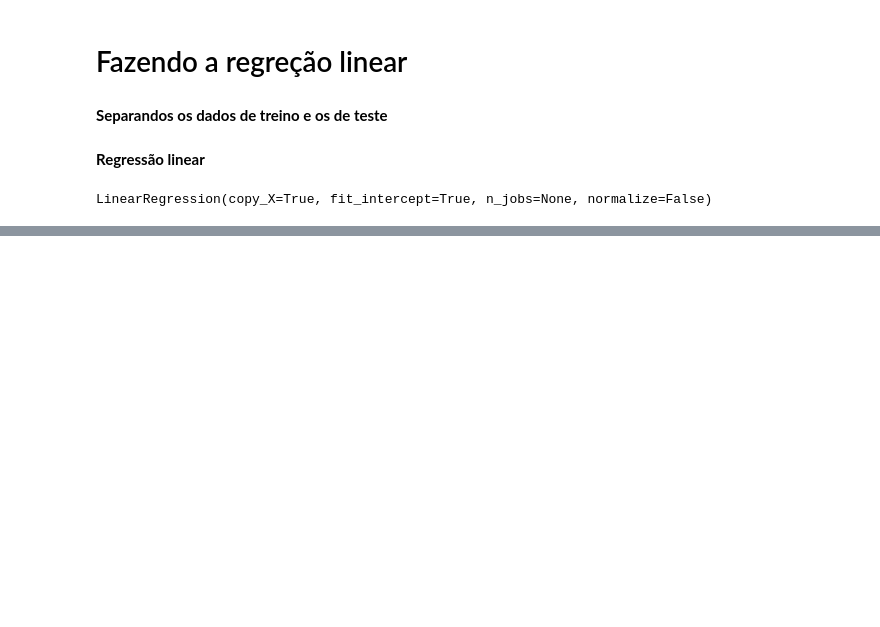
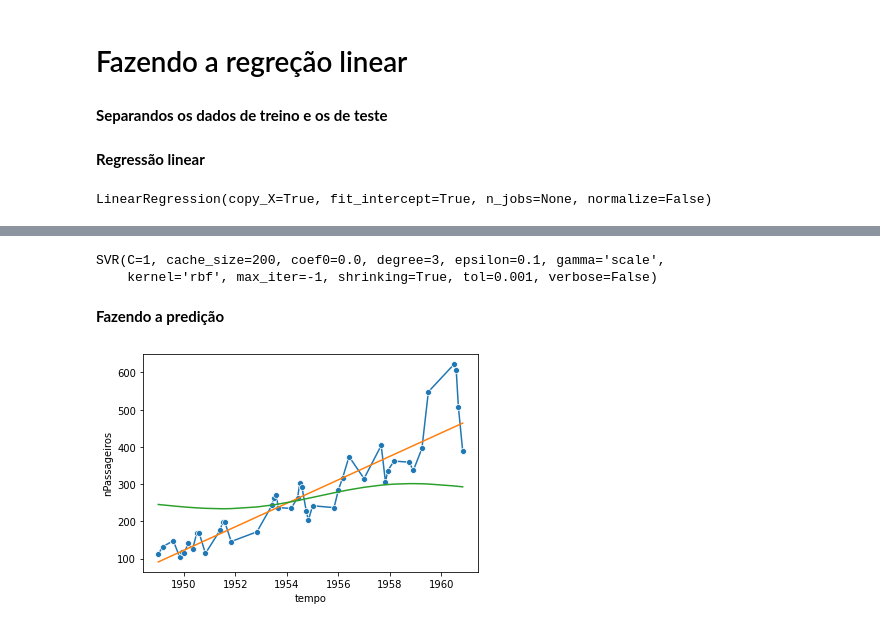
Before and after one commit to gabriels3t/Python-Scikit-Learn-regressao-classificacao-e-clustering, a Jupyter notebook: regressao.ipynb, the cells around one changed output, grey strips where cells are left out. Saved outputs shown, nothing was run; the diff lists cells and outputs as text; code cells hidden in the pictures; blank space fills up the shorter version.

```diff
--- a/regressao.ipynb
+++ b/regressao.ipynb
@@ -51,0 +72,19 @@ ax =sns.lineplot(x='tempo', y='nPassageiros', data = passageiros_predito)
+# %%
+regressor_svr= SVR(C=1) # C é o ruido quanto maior o valor menos ruido
+# %%
+regressor_svr.fit(tempo_treino,nPassageiros_treino) # ajuste
+# %% [output]
+SVR(C=1, cache_size=200, coef0=0.0, degree=3, epsilon=0.1, gamma='scale',
+    kernel='rbf', max_iter=-1, shrinking=True, tol=0.001, verbose=False)
+# %% [markdown]
+**Fazendo a predição**
+# %%
+nPassageiros_predito_svr = regressor_svr.predict(tempo_teste)
+# %%
+passageiros_predito_svr = pd.DataFrame({'tempo':np.ndarray.flatten(tempo_teste),'nPassageiros':nPassageiros_predito_svr })
+# %%
+ax = sns.lineplot(x='tempo',y='nPassageiros',data=passageiros_teste,marker='o')
+ax =sns.lineplot(x='tempo', y='nPassageiros', data = passageiros_predito)
+ax =sns.lineplot(x='tempo', y='nPassageiros', data = passageiros_predito_svr)
+# %% [output]
+[figure, added]
```
Also changed, not shown: parts of 13 cells of this notebook.
